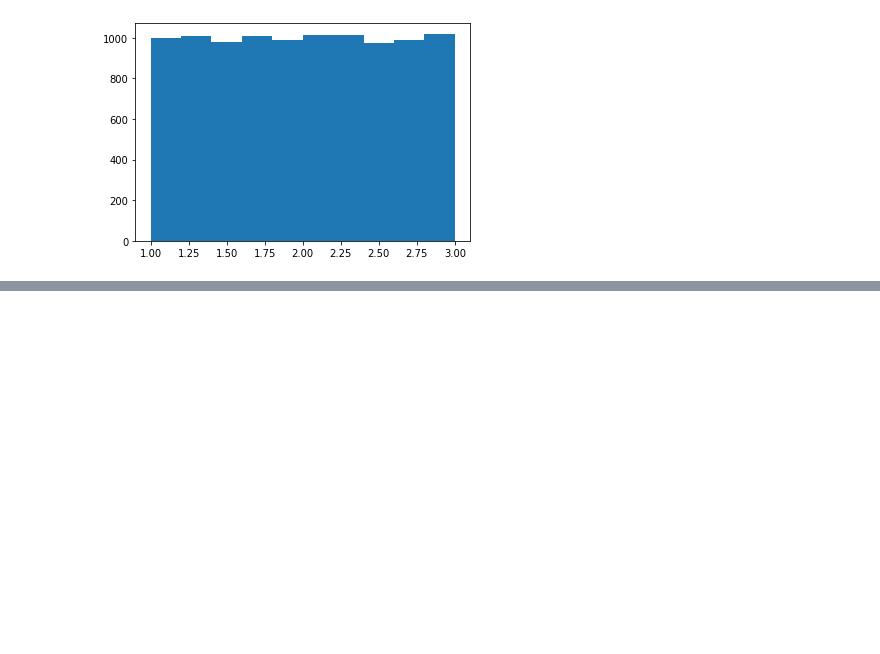
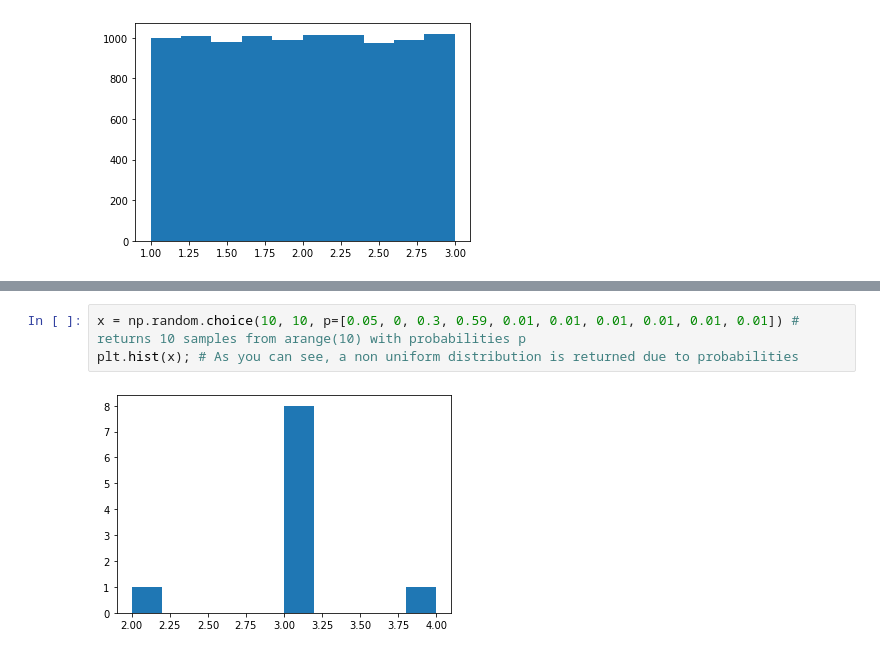
Before and after one commit to AdrianDonohoe/numpy.random, a Jupyter notebook: numpy-random.ipynb, the cells around one changed output, grey strips where cells are left out. Drawn from its saved outputs; the diff is of its cells as text; blank space fills up the shorter version.

```diff
--- a/numpy-random.ipynb
+++ b/numpy-random.ipynb
@@ -256,0 +288,5 @@ array([2, 0])
+# %%
+x = np.random.choice(10, 10, p=[0.05, 0, 0.3, 0.59, 0.01, 0.01, 0.01, 0.01, 0.01, 0.01]) # returns 10 samples from arange(10) with probabilities p
+plt.hist(x); # As you can see, a non uniform distribution is returned due to probabilities
+# %% [output]
+[figure, added]
```
Also changed, not shown: parts of 18 cells of this notebook.
